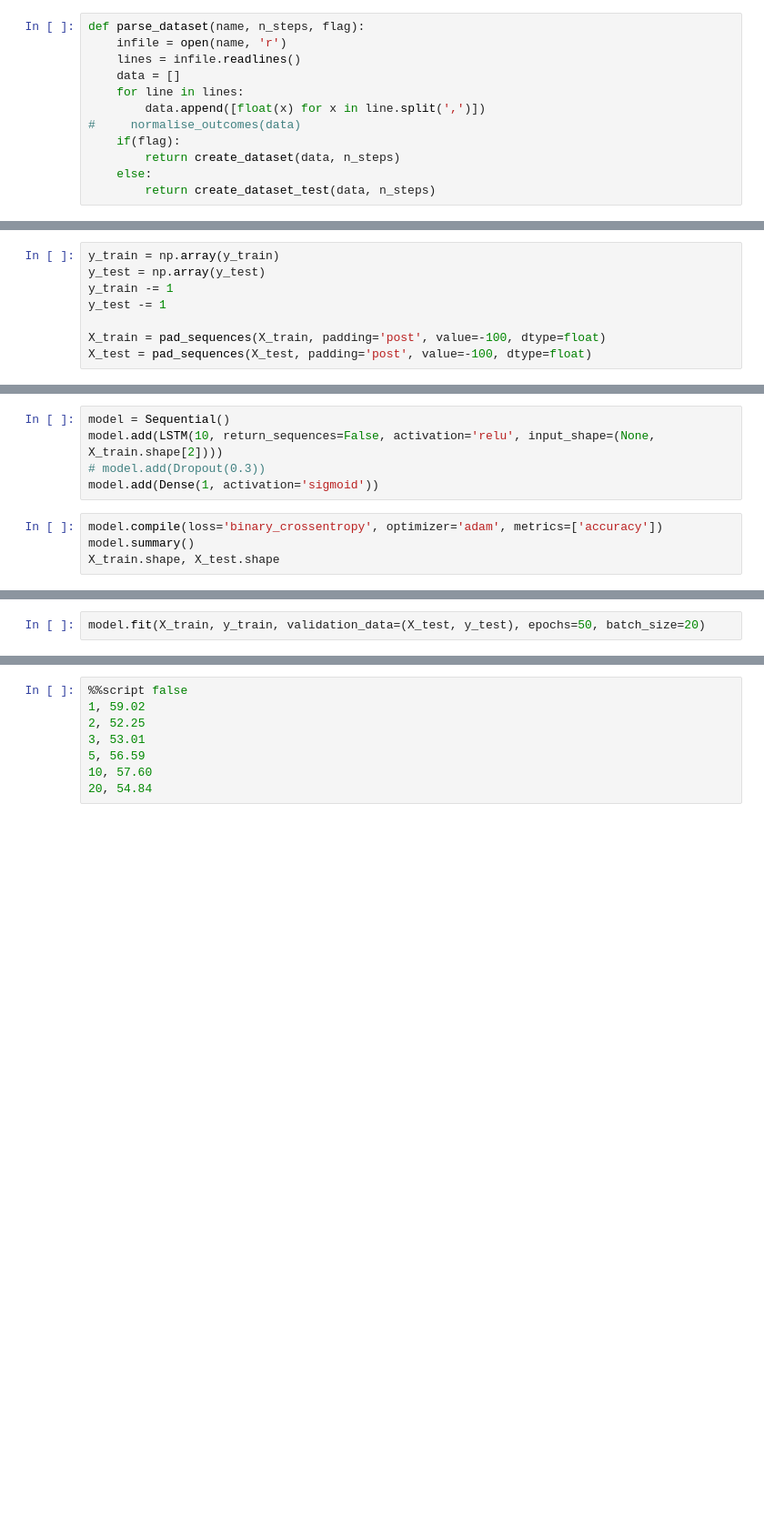
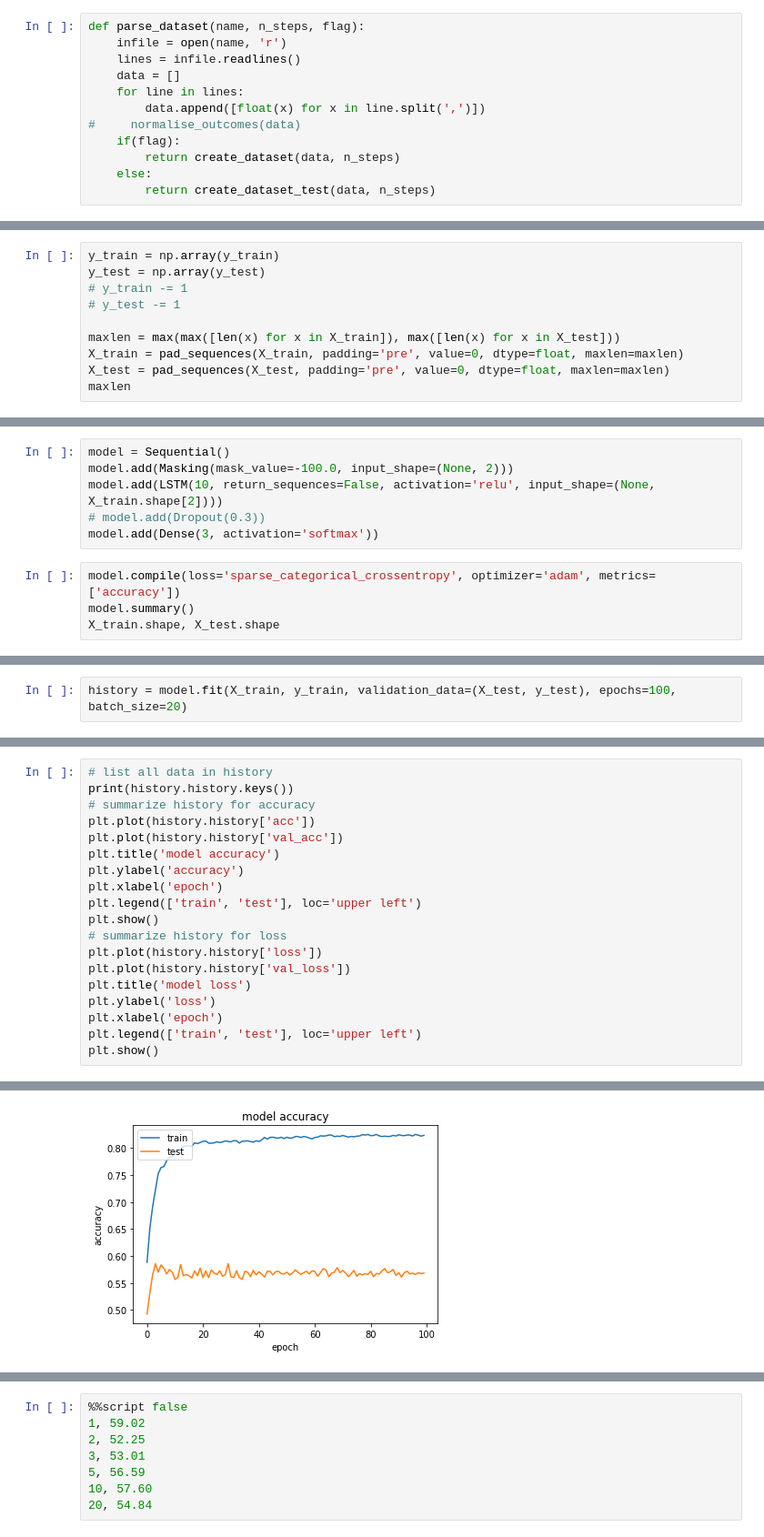
Before and after one commit to suj97/decisions-from-experience, a Jupyter notebook: dfe-both-datasets.ipynb, the cells around one changed output, grey strips where cells are left out. Shown at 91% size. Drawn from its saved outputs; the diff is of its cells as text; blank space fills up the shorter version.

```diff
--- a/dfe-both-datasets.ipynb
+++ b/dfe-both-datasets.ipynb
@@ -78,8 +76,10 @@ X_test, y_test = parse_dataset('data/competition_without_padding.csv',n_steps, 0
 # %%
 y_train = np.array(y_train)
 y_test = np.array(y_test)
-y_train -= 1
-y_test -= 1
+# y_train -= 1
+# y_test -= 1
 
-X_train = pad_sequences(X_train, padding='post', value=-100, dtype=float)
-X_test = pad_sequences(X_test, padding='post', value=-100, dtype=float)
+maxlen = max(max([len(x) for x in X_train]), max([len(x) for x in X_test]))
+X_train = pad_sequences(X_train, padding='pre', value=0, dtype=float, maxlen=maxlen)
+X_test = pad_sequences(X_test, padding='pre', value=0, dtype=float, maxlen=maxlen)
+maxlen
@@ -97,10 +108,11 @@ X_test = np.reshape(X_test, (X_test.shape[0], n_steps, 2))
 # %%
 model = Sequential()
+model.add(Masking(mask_value=-100.0, input_shape=(None, 2)))
 model.add(LSTM(10, return_sequences=False, activation='relu', input_shape=(None, X_train.shape[2])))
 # model.add(Dropout(0.3))
-model.add(Dense(1, activation='sigmoid'))
+model.add(Dense(3, activation='softmax'))
 # %%
-model.compile(loss='binary_crossentropy', optimizer='adam', metrics=['accuracy'])
+model.compile(loss='sparse_categorical_crossentropy', optimizer='adam', metrics=['accuracy'])
 model.summary()
 X_train.shape, X_test.shape
 # %% [output]
@@ -119,3 +133,3 @@ _________________________________________________________________
 # %%
-model.fit(X_train, y_train, validation_data=(X_test, y_test), epochs=50, batch_size=20)
+history = model.fit(X_train, y_train, validation_data=(X_test, y_test), epochs=100, batch_size=20)
 # %% [output]
@@ -144,0 +158,20 @@ Accuracy: 57.35%
+# %%
+# list all data in history
+print(history.history.keys())
+# summarize history for accuracy
+plt.plot(history.history['acc'])
+plt.plot(history.history['val_acc'])
+plt.title('model accuracy')
+plt.ylabel('accuracy')
+plt.xlabel('epoch')
+plt.legend(['train', 'test'], loc='upper left')
+plt.show()
+# summarize history for loss
+plt.plot(history.history['loss'])
+plt.plot(history.history['val_loss'])
+plt.title('model loss')
+plt.ylabel('loss')
+plt.xlabel('epoch')
+plt.legend(['train', 'test'], loc='upper left')
+plt.show()
+# %% [output]
@@ -144,0 +179 @@ Accuracy: 57.35%
+[figure, added]
```
Also changed, not shown: parts of 11 cells of this notebook, 32 other files.
